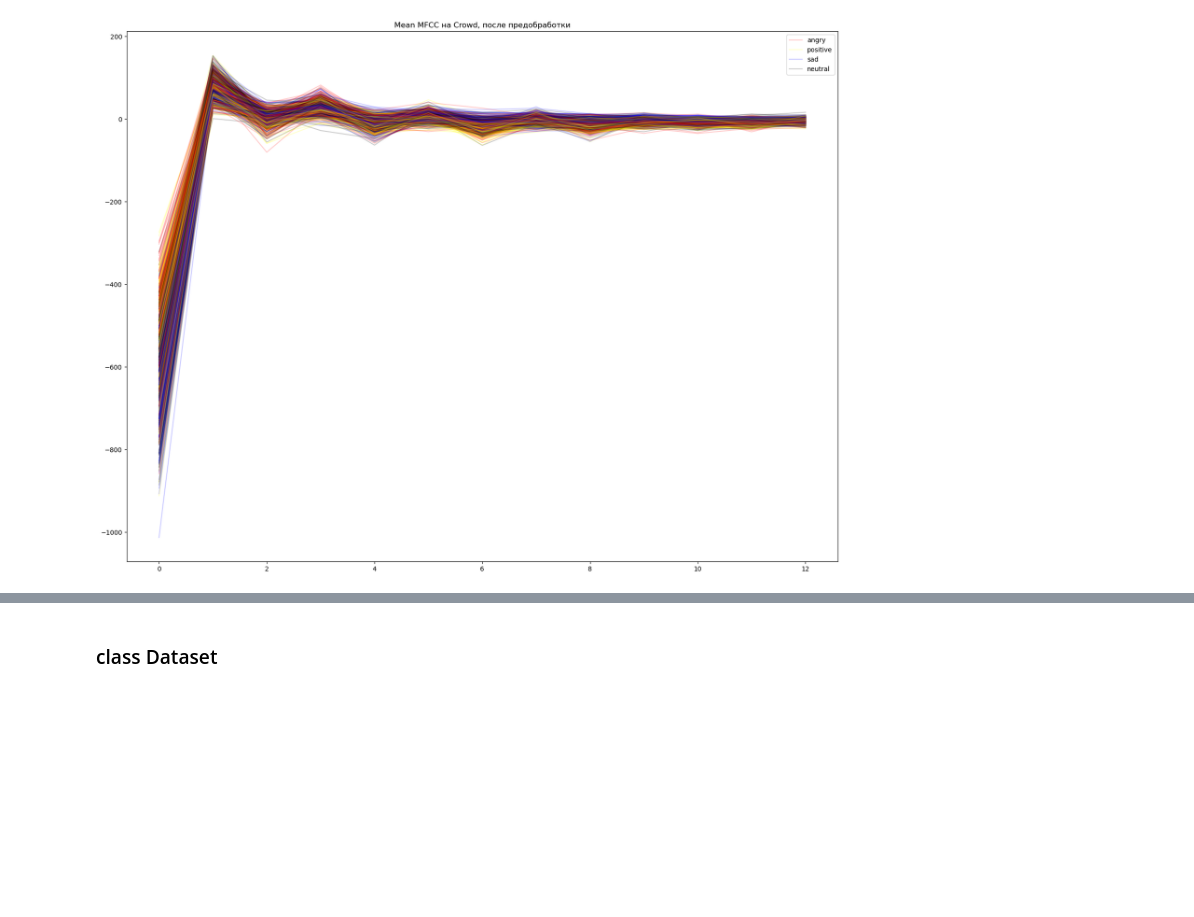
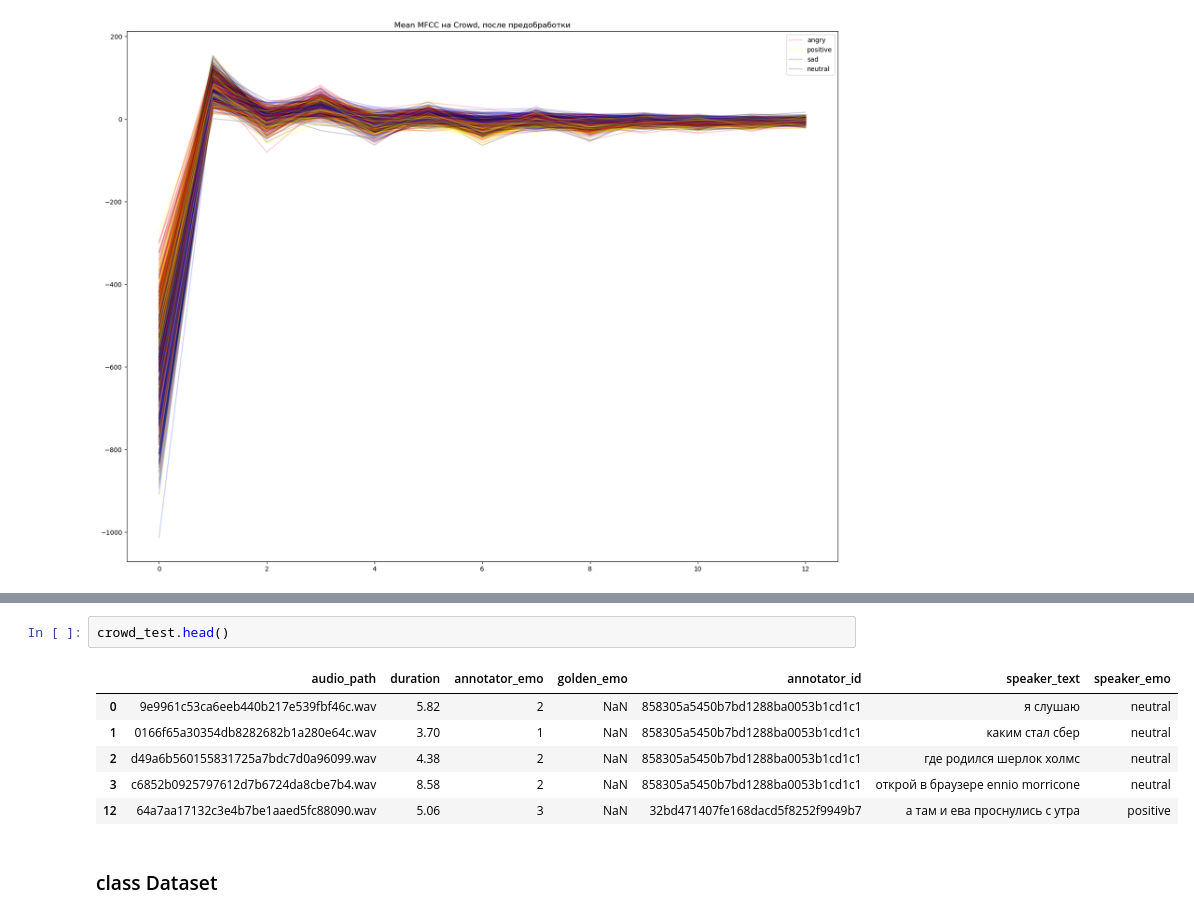
Before and after one commit to anpilove/NLP-FU, a Jupyter notebook: Lab6/Lab6_AudioSentiment.ipynb, the cells around one changed output, grey strips where cells are left out. Cells and saved outputs as stored; diff of their text form; blank space fills up the shorter version.

```diff
--- a/Lab6/Lab6_AudioSentiment.ipynb
+++ b/Lab6/Lab6_AudioSentiment.ipynb
@@ -285,3 +332,12 @@ Text(0.5, 1.0, 'Mean MFCC на Crowd, после предобработки')
+# %%
+crowd_test.head()
+# %% [output]
+|  | audio_path | duration | annotator_emo | golden_emo | annotator_id | speaker_text | speaker_emo |
+| 0 | 9e9961c53ca6eeb440b217e539fbf46c.wav | 5.82 | 2 | NaN | 858305a5450b7bd1288ba0053b1cd1c1 | я слушаю | neutral |
+| 1 | 0166f65a30354db8282682b1a280e64c.wav | 3.70 | 1 | NaN | 858305a5450b7bd1288ba0053b1cd1c1 | каким стал сбер | neutral |
+| 2 | d49a6b560155831725a7bdc7d0a96099.wav | 4.38 | 2 | NaN | 858305a5450b7bd1288ba0053b1cd1c1 | где родился шерлок холмс | neutral |
+| 3 | c6852b0925797612d7b6724da8cbe7b4.wav | 8.58 | 2 | NaN | 858305a5450b7bd1288ba0053b1cd1c1 | открой в браузере ennio morricone | neutral |
+| 12 | 64a7aa17132c3e4b7be1aaed5fc88090.wav | 5.06 | 3 | NaN | 32bd471407fe168dacd5f8252f9949b7 | а там и ева проснулись с утра | positive |
 # %% [markdown]
 ### class Dataset
 # %% [markdown]
```
Also changed, not shown: parts of 21 cells of this notebook.
